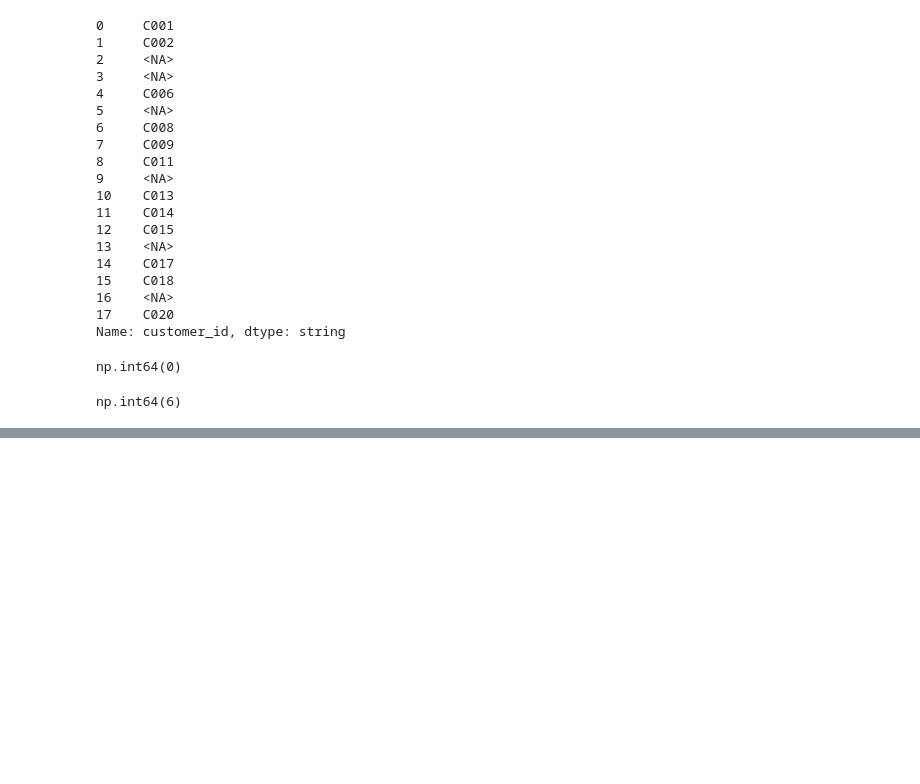
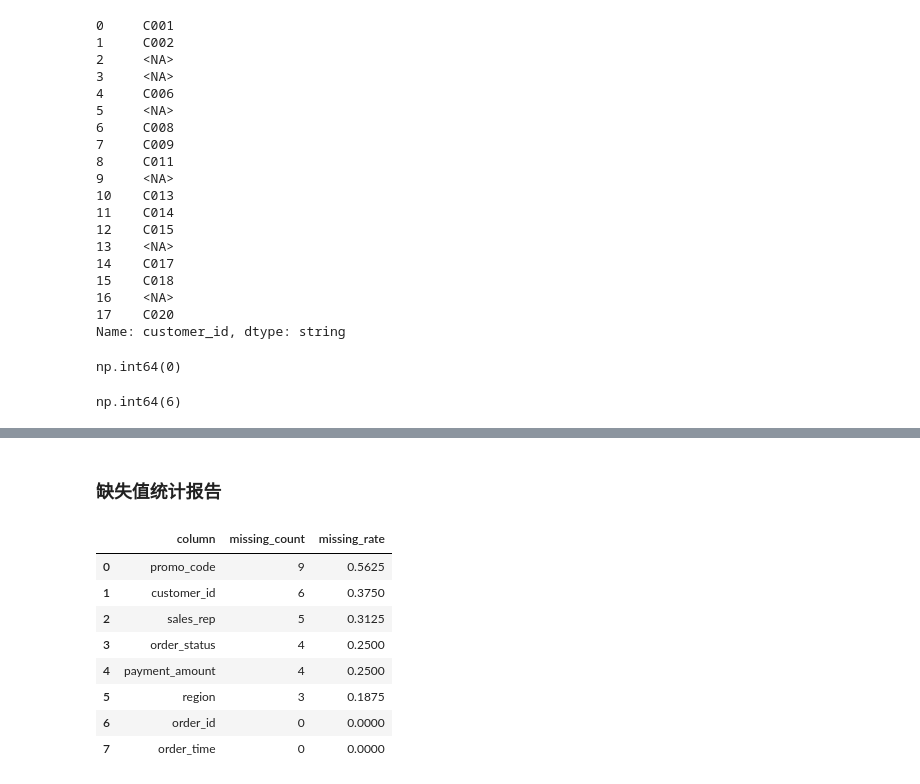
Before and after one commit to zhuimengren9527/projects, a Jupyter notebook: 02_sql_and_pandas/pandas_special_practice/01_cleaning/02_missing_value_independent/02_missing_value_independent.ipynb, the cells around one changed output, grey strips where cells are left out. Drawn from its saved outputs; the diff is of its cells as text; code cells hidden in the pictures; blank space fills up the shorter version.

```diff
--- a/02_sql_and_pandas/pandas_special_practice/01_cleaning/02_missing_value_independent/02_missing_value_independent.ipynb
+++ b/02_sql_and_pandas/pandas_special_practice/01_cleaning/02_missing_value_independent/02_missing_value_independent.ipynb
@@ -595,0 +882,47 @@ np.int64(6)
+# %% [markdown]
+### 缺失值统计报告
+# %%
+missing_report = (
+    df_cleaning
+    .isna()
+    .agg(
+        ['sum','mean']
+    )
+    .T
+    .rename(
+        columns={
+                    'sum':'missing_count',
+                    'mean':'missing_rate'
+        }
+    )
+    .reset_index(names='column')
+    .sort_values(
+            by=["missing_count", "column"],
+            ascending=[False, True]
+        )
+        .reset_index(drop=True)
+    )
+# 调整统计结果的显示格式
+missing_report["missing_count"] = (
+    missing_report["missing_count"]
+    .astype("int64")
+)
+
+missing_report["missing_rate"] = (
+    missing_report["missing_rate"]
+    .round(4)
+)
+
+
+
+missing_report
+# %% [output]
+|  | column | missing_count | missing_rate |
+| 0 | promo_code | 9 | 0.5625 |
+| 1 | customer_id | 6 | 0.3750 |
+| 2 | sales_rep | 5 | 0.3125 |
+| 3 | order_status | 4 | 0.2500 |
+| 4 | payment_amount | 4 | 0.2500 |
+| 5 | region | 3 | 0.1875 |
+| 6 | order_id | 0 | 0.0000 |
+| 7 | order_time | 0 | 0.0000 |
```
Also changed, not shown: parts of 20 cells of this notebook, 1 other file.
